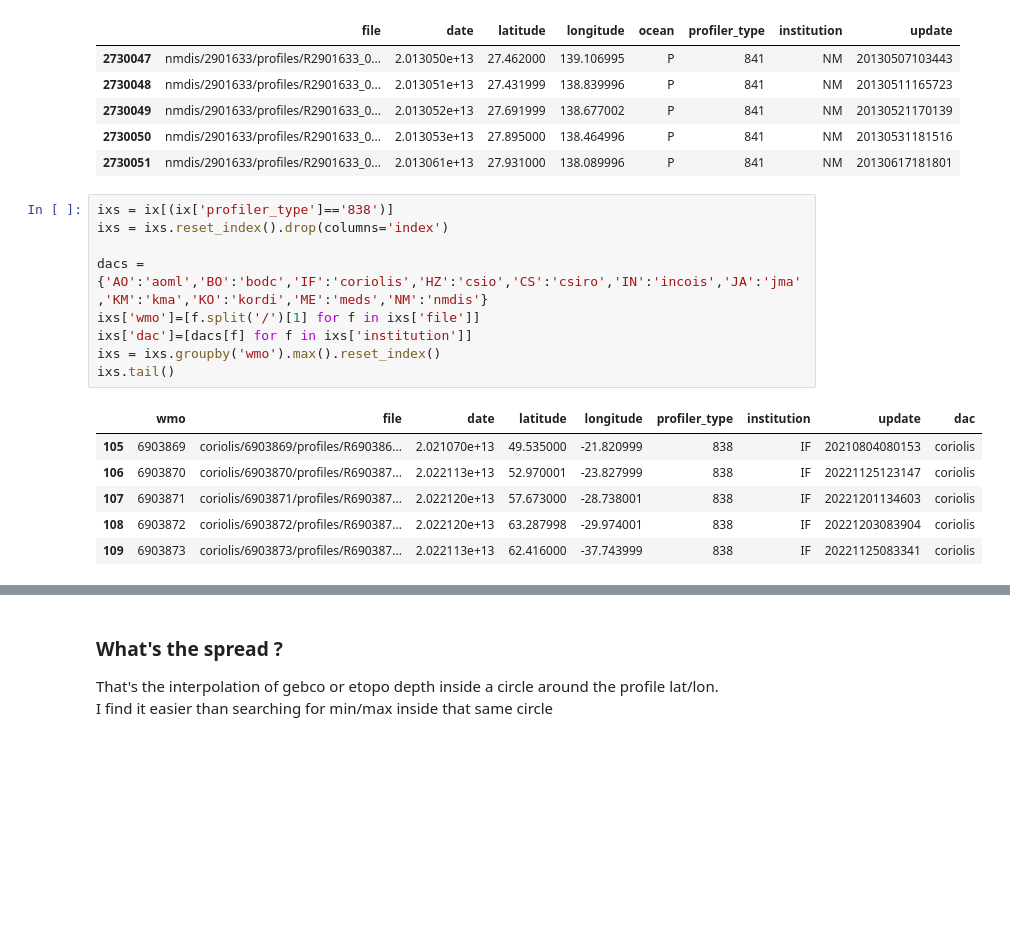
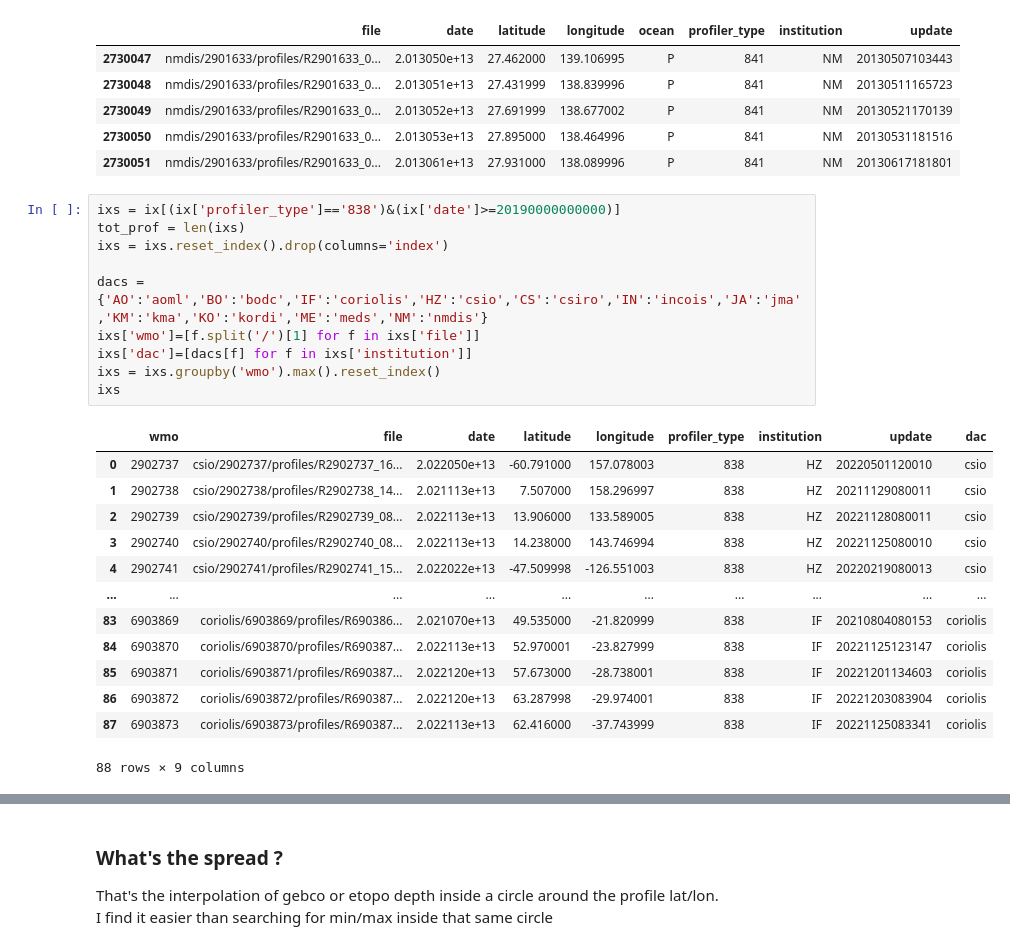
Before and after one commit to quai20/argobathy, a Jupyter notebook: deep_arvor.ipynb, the cells around one changed output, grey strips where cells are left out. Drawn from its saved outputs; the diff is of its cells as text; blank space fills up the shorter version.

```diff
--- a/deep_arvor.ipynb
+++ b/deep_arvor.ipynb
@@ -49,21 +49,29 @@ ix.tail()
 | 2730050 | nmdis/2901633/profiles/R2901633_0... | 2.013053e+13 | 27.895000 | 138.464996 | P | 841 | NM | 20130531181516 |
 | 2730051 | nmdis/2901633/profiles/R2901633_0... | 2.013061e+13 | 27.931000 | 138.089996 | P | 841 | NM | 20130617181801 |
 # %%
-ixs = ix[(ix['profiler_type']=='838')]
+ixs = ix[(ix['profiler_type']=='838')&(ix['date']>=20190000000000)]
+tot_prof = len(ixs)
 ixs = ixs.reset_index().drop(columns='index')
 
 dacs = {'AO':'aoml','BO':'bodc','IF':'coriolis','HZ':'csio','CS':'csiro','IN':'incois','JA':'jma','KM':'kma','KO':'kordi','ME':'meds','NM':'nmdis'}
 ixs['wmo']=[f.split('/')[1] for f in ixs['file']]
 ixs['dac']=[dacs[f] for f in ixs['institution']]
 ixs = ixs.groupby('wmo').max().reset_index()
-ixs.tail()
+ixs
 # %% [output]
 |  | wmo | file | date | latitude | longitude | profiler_type | institution | update | dac |
-| 105 | 6903869 | coriolis/6903869/profiles/R690386... | 2.021070e+13 | 49.535000 | -21.820999 | 838 | IF | 20210804080153 | coriolis |
-| 106 | 6903870 | coriolis/6903870/profiles/R690387... | 2.022113e+13 | 52.970001 | -23.827999 | 838 | IF | 20221125123147 | coriolis |
-| 107 | 6903871 | coriolis/6903871/profiles/R690387... | 2.022120e+13 | 57.673000 | -28.738001 | 838 | IF | 20221201134603 | coriolis |
-| 108 | 6903872 | coriolis/6903872/profiles/R690387... | 2.022120e+13 | 63.287998 | -29.974001 | 838 | IF | 20221203083904 | coriolis |
-| 109 | 6903873 | coriolis/6903873/profiles/R690387... | 2.022113e+13 | 62.416000 | -37.743999 | 838 | IF | 20221125083341 | coriolis |
+| 0 | 2902737 | csio/2902737/profiles/R2902737_16... | 2.022050e+13 | -60.791000 | 157.078003 | 838 | HZ | 20220501120010 | csio |
+| 1 | 2902738 | csio/2902738/profiles/R2902738_14... | 2.021113e+13 | 7.507000 | 158.296997 | 838 | HZ | 20211129080011 | csio |
+| 2 | 2902739 | csio/2902739/profiles/R2902739_08... | 2.022113e+13 | 13.906000 | 133.589005 | 838 | HZ | 20221128080011 | csio |
+| 3 | 2902740 | csio/2902740/profiles/R2902740_08... | 2.022113e+13 | 14.238000 | 143.746994 | 838 | HZ | 20221125080010 | csio |
+| 4 | 2902741 | csio/2902741/profiles/R2902741_15... | 2.022022e+13 | -47.509998 | -126.551003 | 838 | HZ | 20220219080013 | csio |
+| ... | ... | ... | ... | ... | ... | ... | ... | ... | ... |
+| 83 | 6903869 | coriolis/6903869/profiles/R690386... | 2.021070e+13 | 49.535000 | -21.820999 | 838 | IF | 20210804080153 | coriolis |
+| 84 | 6903870 | coriolis/6903870/profiles/R690387... | 2.022113e+13 | 52.970001 | -23.827999 | 838 | IF | 20221125123147 | coriolis |
+| 85 | 6903871 | coriolis/6903871/profiles/R690387... | 2.022120e+13 | 57.673000 | -28.738001 | 838 | IF | 20221201134603 | coriolis |
+| 86 | 6903872 | coriolis/6903872/profiles/R690387... | 2.022120e+13 | 63.287998 | -29.974001 | 838 | IF | 20221203083904 | coriolis |
+| 87 | 6903873 | coriolis/6903873/profiles/R690387... | 2.022113e+13 | 62.416000 | -37.743999 | 838 | IF | 20221125083341 | coriolis |
+88 rows × 9 columns
 # %%
 # HARD MODE, GROUNDING DURING DESCENT TO PROFILE DEPTH
 df1 = xr.Dataset({"LATITUDE":(["N_PROF"],[]),"LONGITUDE": (["N_PROF"],[]),"WMO": (["N_PROF"],[]),"Zg": (["N_PROF"],[]), "Zp": (["N_PROF"],[])},coords={})
```
Also changed, not shown: parts of 11 cells of this notebook, 11 other files.
